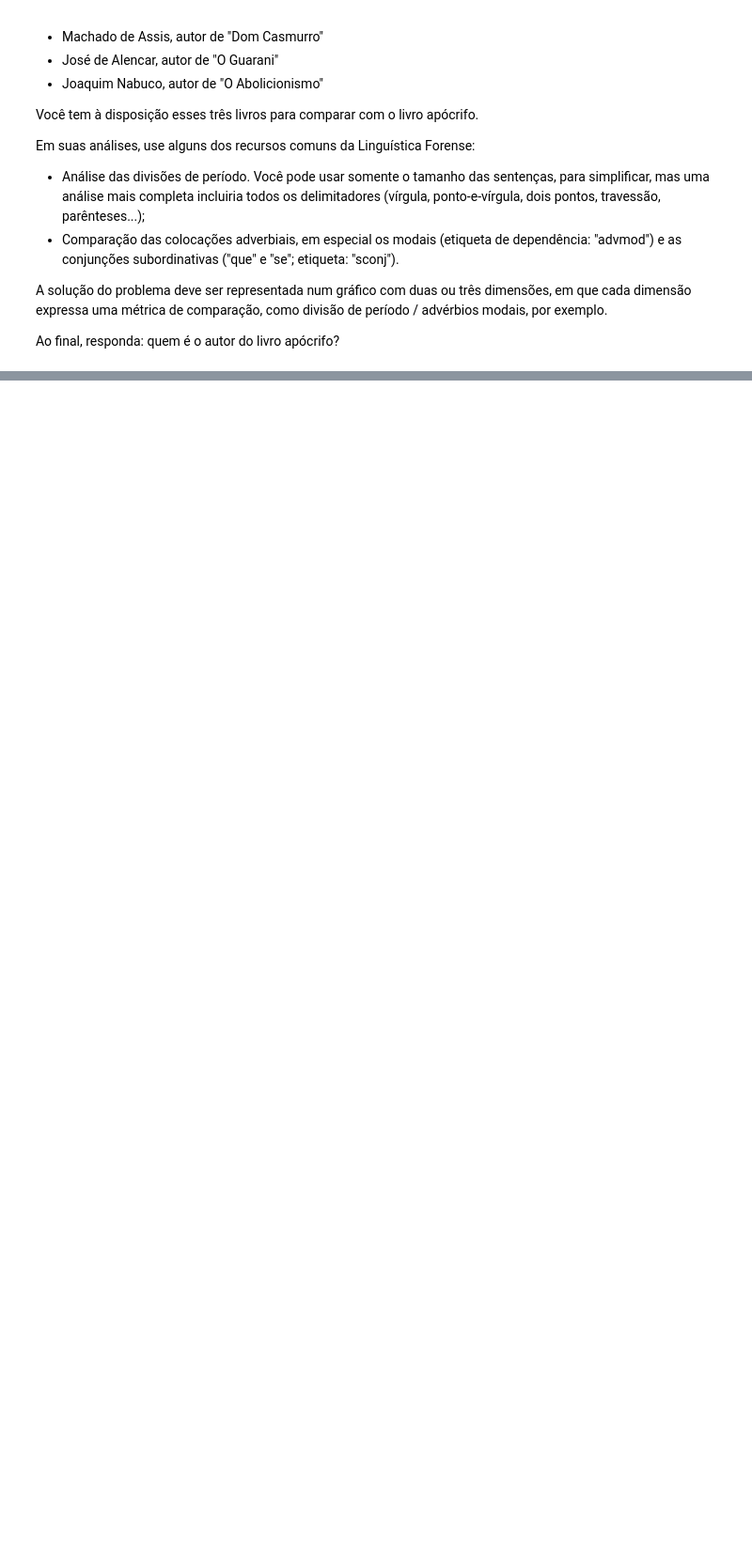
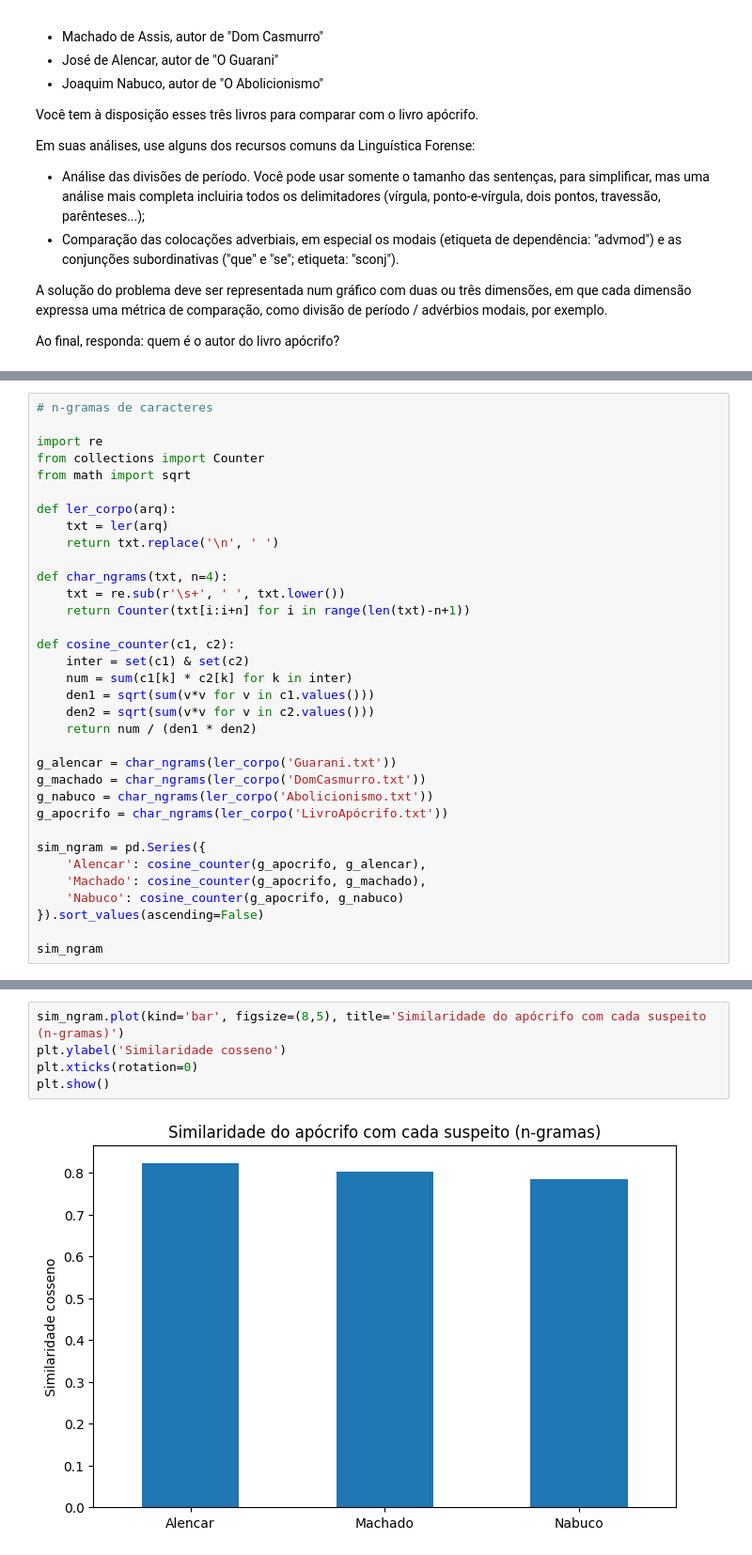
Before and after one commit to mbenedicto99/Natural-Language-Processing, a Jupyter notebook: PECE_2026_POS_tagging_e_dependências.ipynb, the cells around one changed output, grey strips where cells are left out. Shown at 94% size. Drawn from its saved outputs; the diff is of its cells as text; blank space fills up the shorter version.

```diff
--- a/PECE_2026_POS_tagging_e_dependências.ipynb
+++ b/PECE_2026_POS_tagging_e_dependências.ipynb
@@ -238,0 +626,34 @@ Ao final, responda: quem é o autor do livro apócrifo?
+# %%
+# n-gramas de caracteres
+
+import re
+from collections import Counter
+from math import sqrt
+
+def ler_corpo(arq):
+    txt = ler(arq)
+    return txt.replace('\n', ' ')
+
+def char_ngrams(txt, n=4):
+    txt = re.sub(r'\s+', ' ', txt.lower())
+    return Counter(txt[i:i+n] for i in range(len(txt)-n+1))
+
+def cosine_counter(c1, c2):
+    inter = set(c1) & set(c2)
+    num = sum(c1[k] * c2[k] for k in inter)
+    den1 = sqrt(sum(v*v for v in c1.values()))
+    den2 = sqrt(sum(v*v for v in c2.values()))
+    return num / (den1 * den2)
+
+g_alencar = char_ngrams(ler_corpo('Guarani.txt'))
+g_machado = char_ngrams(ler_corpo('DomCasmurro.txt'))
+g_nabuco = char_ngrams(ler_corpo('Abolicionismo.txt'))
+g_apocrifo = char_ngrams(ler_corpo('LivroApócrifo.txt'))
+
+sim_ngram = pd.Series({
+    'Alencar': cosine_counter(g_apocrifo, g_alencar),
+    'Machado': cosine_counter(g_apocrifo, g_machado),
+    'Nabuco': cosine_counter(g_apocrifo, g_nabuco)
+}).sort_values(ascending=False)
+
+sim_ngram
@@ -238,0 +666,7 @@ Ao final, responda: quem é o autor do livro apócrifo?
+# %%
+sim_ngram.plot(kind='bar', figsize=(8,5), title='Similaridade do apócrifo com cada suspeito (n-gramas)')
+plt.ylabel('Similaridade cosseno')
+plt.xticks(rotation=0)
+plt.show()
+# %% [output]
+[figure, added]
```
Also changed, not shown: parts of 36 cells of this notebook.
